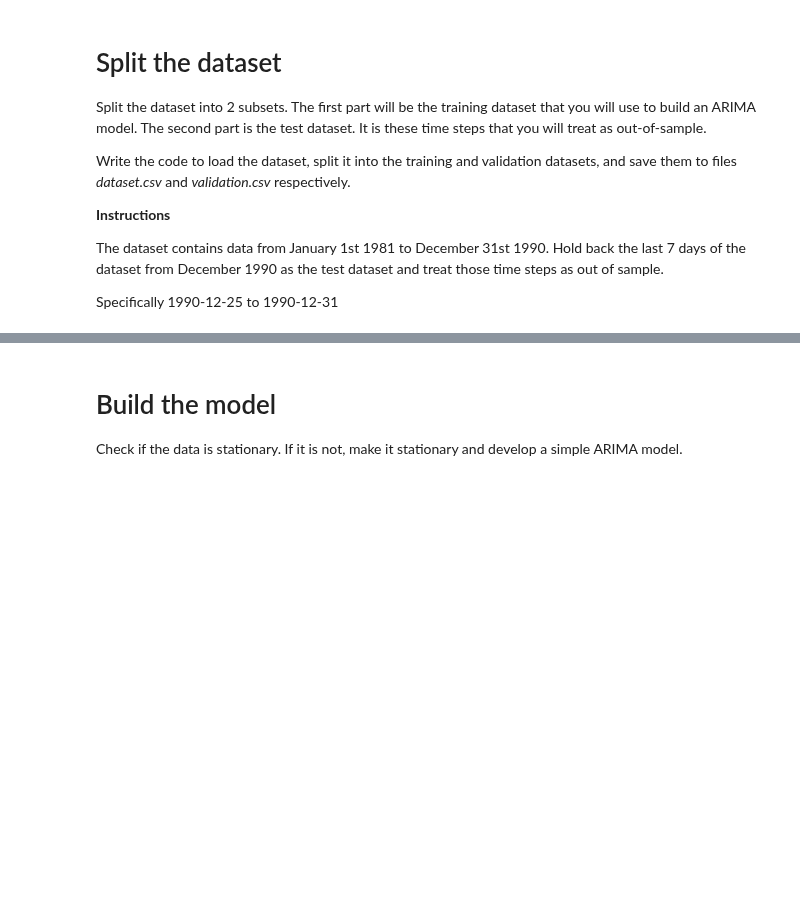
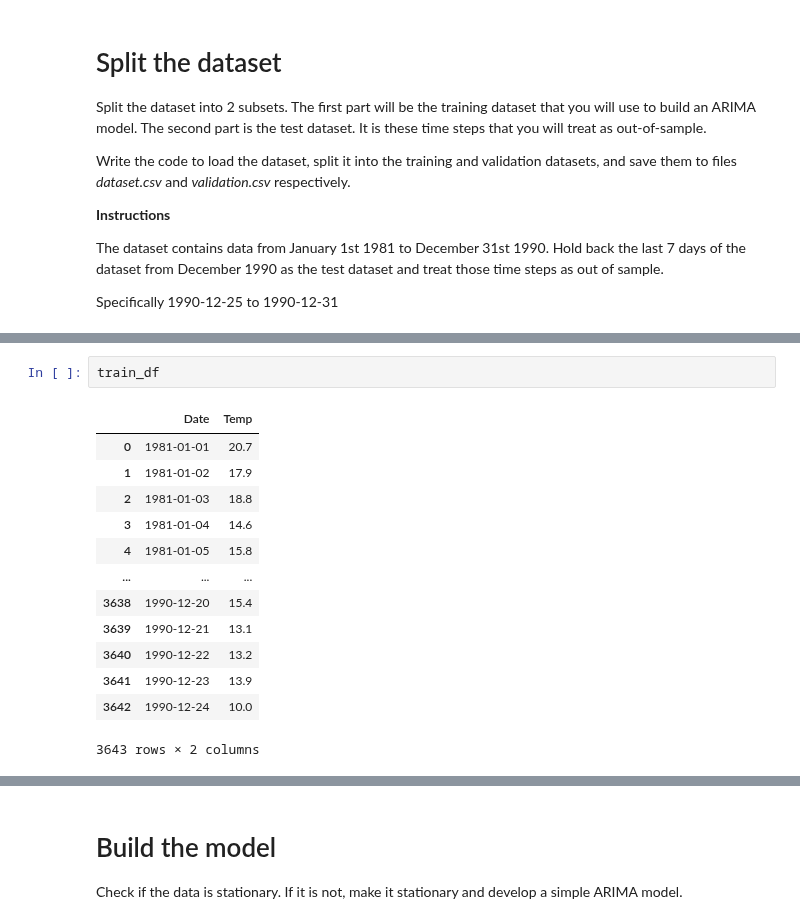
Before and after one commit to bigmoletos/WildCodeSchool_formation_IA_nov2023, a Jupyter notebook: quêtes/Semaine12/FD_time_serie_Intro_ARIMA.ipynb, the cells around one changed output, grey strips where cells are left out. Saved outputs shown, nothing was run; the diff lists cells and outputs as text; blank space fills up the shorter version.

```diff
--- a/quêtes/Semaine12/FD_time_serie_Intro_ARIMA.ipynb
+++ b/quêtes/Semaine12/FD_time_serie_Intro_ARIMA.ipynb
@@ -118,0 +172,16 @@ Specifically 1990-12-25 to 1990-12-31
+# %%
+train_df
+# %% [output]
+|  | Date | Temp |
+| 0 | 1981-01-01 | 20.7 |
+| 1 | 1981-01-02 | 17.9 |
+| 2 | 1981-01-03 | 18.8 |
+| 3 | 1981-01-04 | 14.6 |
+| 4 | 1981-01-05 | 15.8 |
+| ... | ... | ... |
+| 3638 | 1990-12-20 | 15.4 |
+| 3639 | 1990-12-21 | 13.1 |
+| 3640 | 1990-12-22 | 13.2 |
+| 3641 | 1990-12-23 | 13.9 |
+| 3642 | 1990-12-24 | 10.0 |
+3643 rows × 2 columns
```
Also changed, not shown: parts of 22 cells of this notebook, 3 other files.
